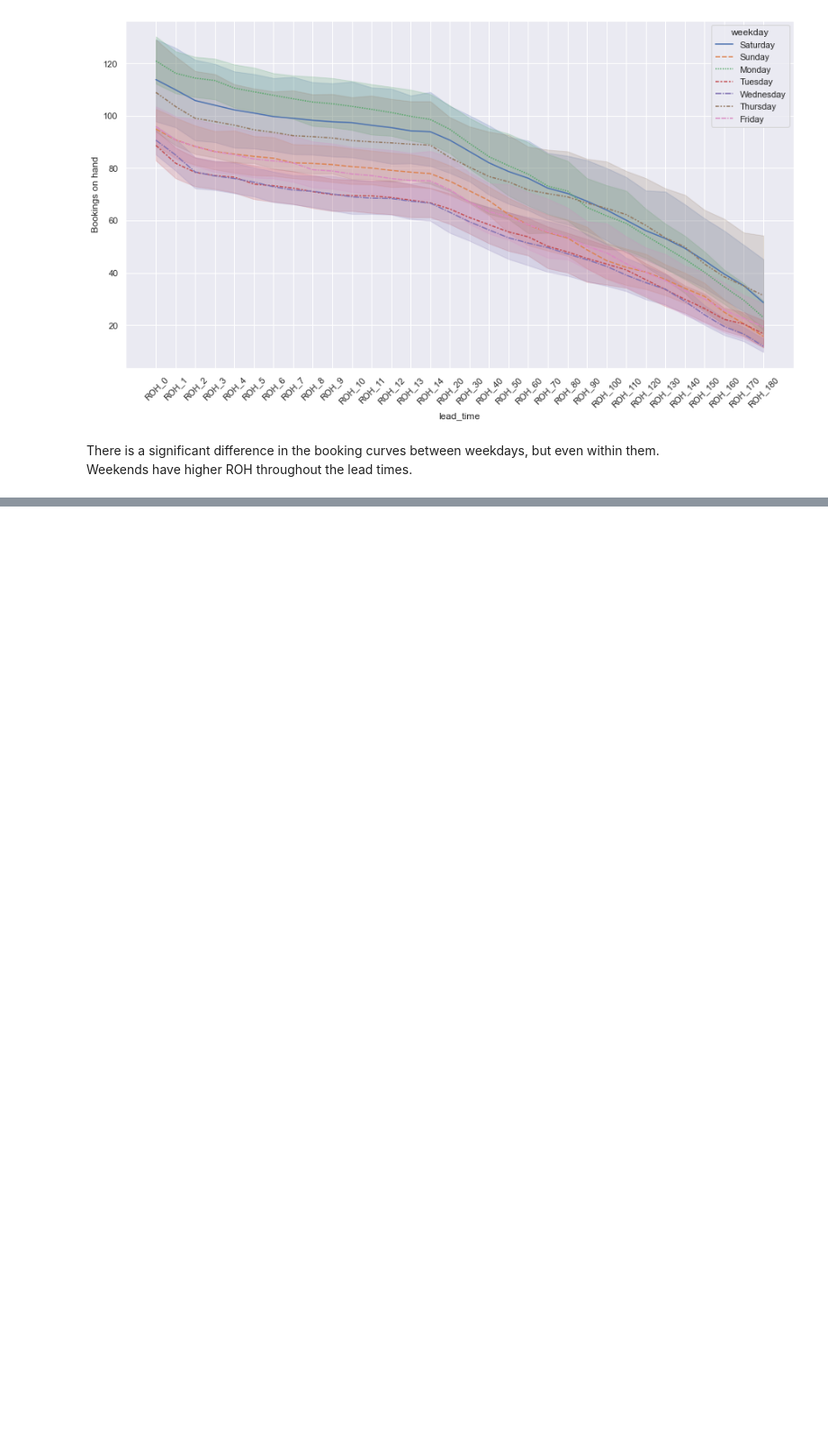
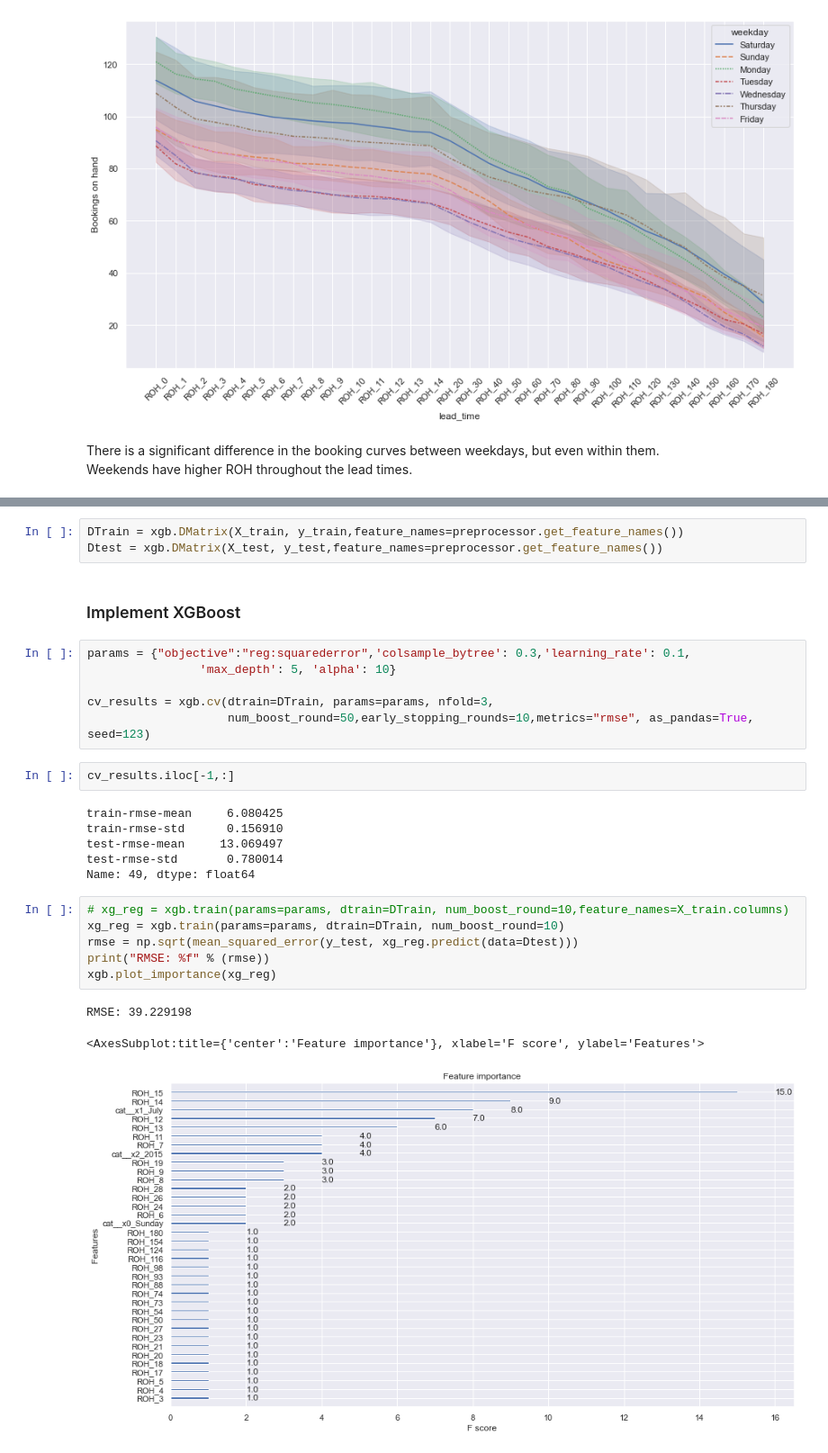
Before and after one commit to johmakinen/Various_projects, a Jupyter notebook: Notebooks/Hotel_bookings.ipynb, the cells around one changed output, grey strips where cells are left out. Shown at 90% size. Cells and saved outputs as stored; diff of their text form; blank space fills up the shorter version.

Commit message:
XGBoost implemented, needs tuning + todo

```diff
--- a/Notebooks/Hotel_bookings.ipynb
+++ b/Notebooks/Hotel_bookings.ipynb
@@ -131,0 +192,29 @@ For xgboost, we can test if we can add simulated samples with missing values, to
+# %%
+DTrain = xgb.DMatrix(X_train, y_train,feature_names=preprocessor.get_feature_names())
+Dtest = xgb.DMatrix(X_test, y_test,feature_names=preprocessor.get_feature_names())
+# %% [markdown]
+### Implement XGBoost
+# %%
+params = {"objective":"reg:squarederror",'colsample_bytree': 0.3,'learning_rate': 0.1,
+                'max_depth': 5, 'alpha': 10}
+
+cv_results = xgb.cv(dtrain=DTrain, params=params, nfold=3,
+                    num_boost_round=50,early_stopping_rounds=10,metrics="rmse", as_pandas=True, seed=123)
+# %%
+cv_results.iloc[-1,:]
+# %% [output]
+train-rmse-mean     6.080425
+train-rmse-std      0.156910
+test-rmse-mean     13.069497
+test-rmse-std       0.780014
+Name: 49, dtype: float64
+# %%
+# xg_reg = xgb.train(params=params, dtrain=DTrain, num_boost_round=10,feature_names=X_train.columns)
+xg_reg = xgb.train(params=params, dtrain=DTrain, num_boost_round=10)
+rmse = np.sqrt(mean_squared_error(y_test, xg_reg.predict(data=Dtest)))
+print("RMSE: %f" % (rmse))
+xgb.plot_importance(xg_reg)
+# %% [output]
+RMSE: 39.229198
+<AxesSubplot:title={'center':'Feature importance'}, xlabel='F score', ylabel='Features'>
+[figure, added]
```
Also changed, not shown: parts of 12 cells of this notebook.
